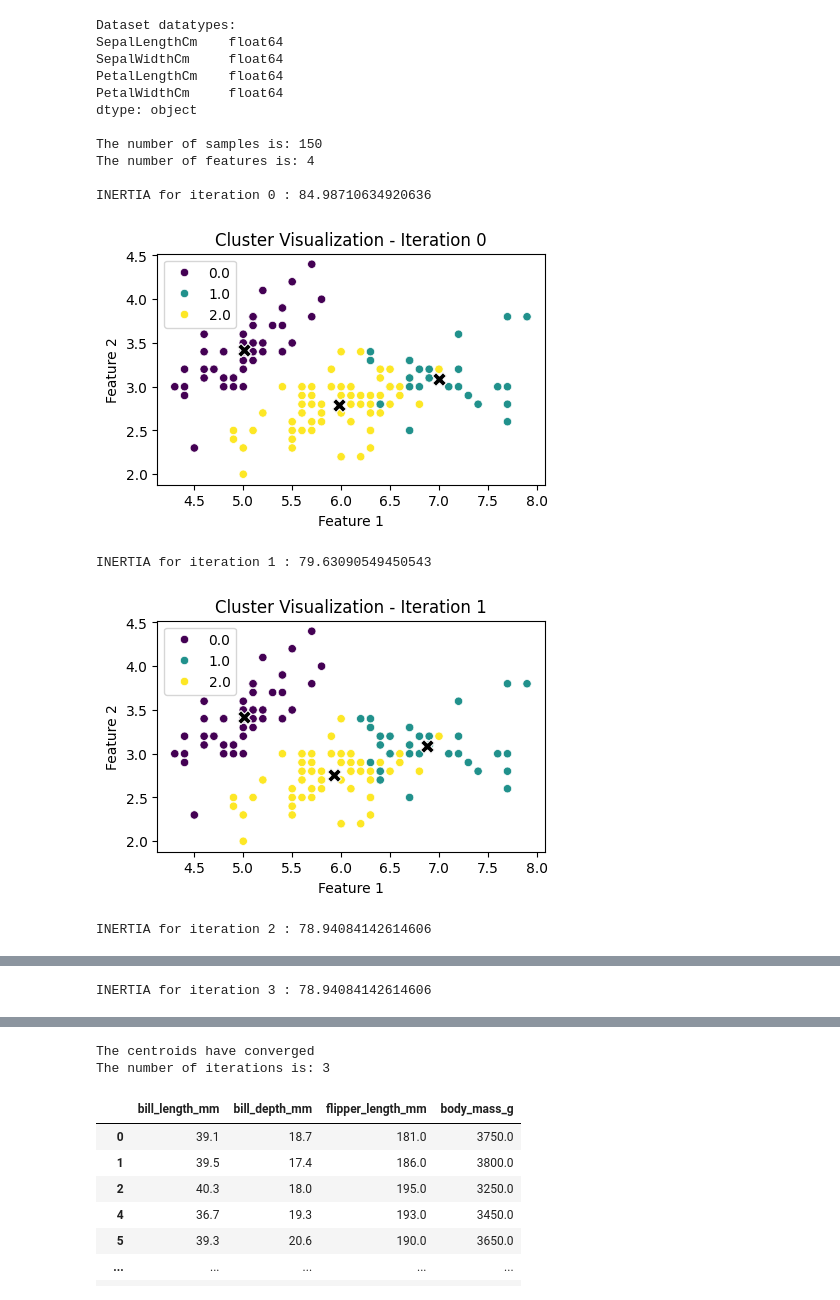
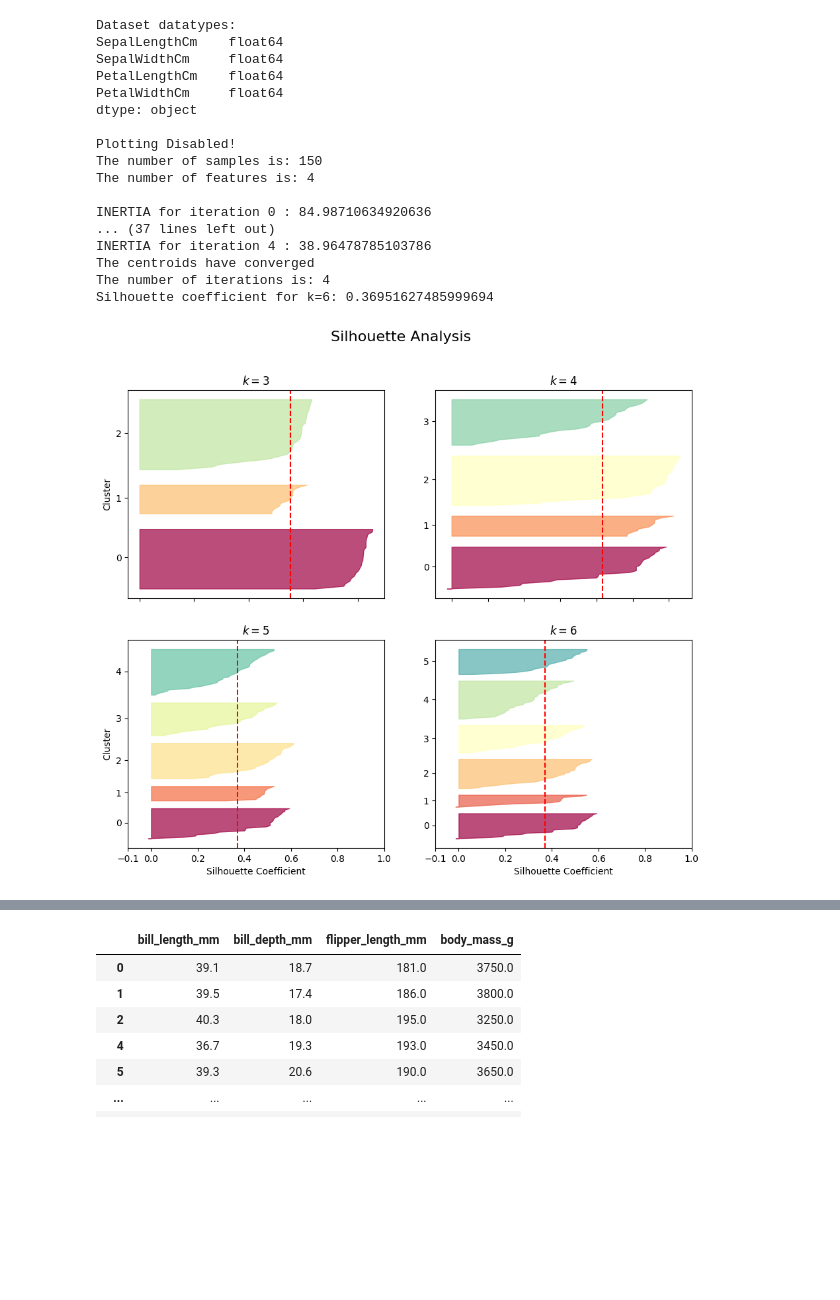
Before and after one commit to WilliamPoe/CSCI-290, a Jupyter notebook: notebooks/k_means_clustering.ipynb, the cells around one changed output, grey strips where cells are left out. Saved outputs shown, nothing was run; the diff lists cells and outputs as text; code cells hidden in the pictures; blank space fills up the shorter version.

```diff
--- a/notebooks/k_means_clustering.ipynb
+++ b/notebooks/k_means_clustering.ipynb
@@ -174,34 +182,39 @@ class KMeans_clustering:
 # %%
 #df = pd.read_csv('https://github.com/WilliamPoe/CSCI-290/raw/refs/heads/main/Data/penguins.csv') # Penguins dataset
 df = pd.read_csv('https://github.com/WilliamPoe/CSCI-290/raw/refs/heads/main/Data/Iris.csv') # Iris dataset
 
 numeric_df = df.select_dtypes(include=[np.number])
 
 #numeric_df = numeric_df.drop(columns='year')
 numeric_df = numeric_df.drop(columns='Id')
 numeric_df = numeric_df.dropna()
 print('Dataset datatypes:')
 print(numeric_df.dtypes, '\n')
 
+k_values = [3, 4, 5, 6]
+model = KMeans_clustering(k=3, method='calculated', plot=False)
+model.silhouette_coefficient(numeric_df, k_values)
+
 # centroid options (random, calculated)
-
-model = KMeans_clustering(k=3, method='calculated')
-model.fit(numeric_df)
-labels = model.labels
-centroids = model.centroids
+#model.fit(numeric_df)
+#labels = model.labels
+#centroids = model.centroids
 # %% [output]
 Dataset datatypes:
 SepalLengthCm    float64
 SepalWidthCm     float64
 PetalLengthCm    float64
 PetalWidthCm     float64
 dtype: object
 
+Plotting Disabled!
 The number of samples is: 150
 The number of features is: 4
 
 INERTIA for iteration 0 : 84.98710634920636
+... (37 lines left out)
+INERTIA for iteration 4 : 38.96478785103786
+The centroids have converged
+The number of iterations is: 4
+Silhouette coefficient for k=6: 0.36951627485999694
-[figure, old version]
+[figure, new version]
-INERTIA for iteration 1 : 79.63090549450543
-[figure, removed]
-INERTIA for iteration 2 : 78.94084142614606
@@ -209 +220,0 @@ INERTIA for iteration 2 : 78.94084142614606
-INERTIA for iteration 3 : 78.94084142614606
@@ -211,5 +221,3 @@ INERTIA for iteration 3 : 78.94084142614606
-The centroids have converged
-The number of iterations is: 3
 # %%
 numeric_df
 # %% [output]
```
Also changed, not shown: parts of 2 cells of this notebook.
